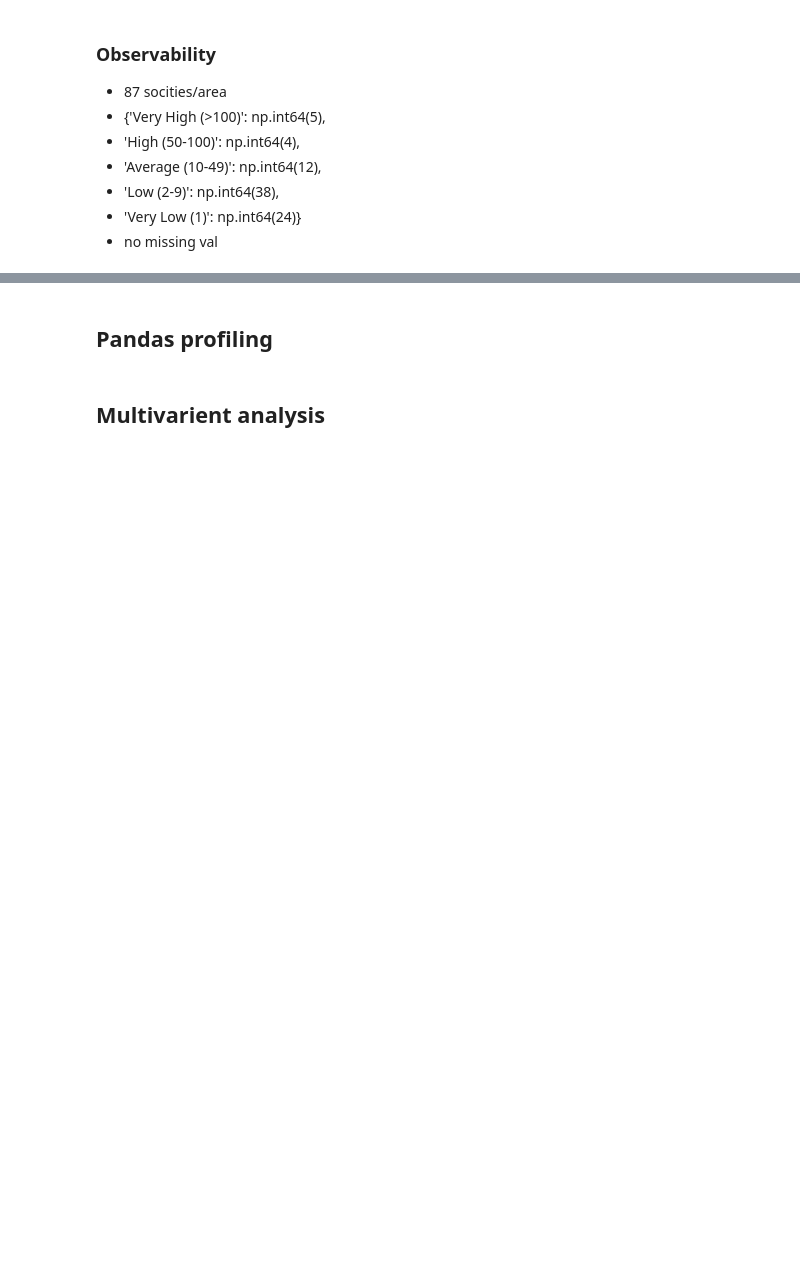
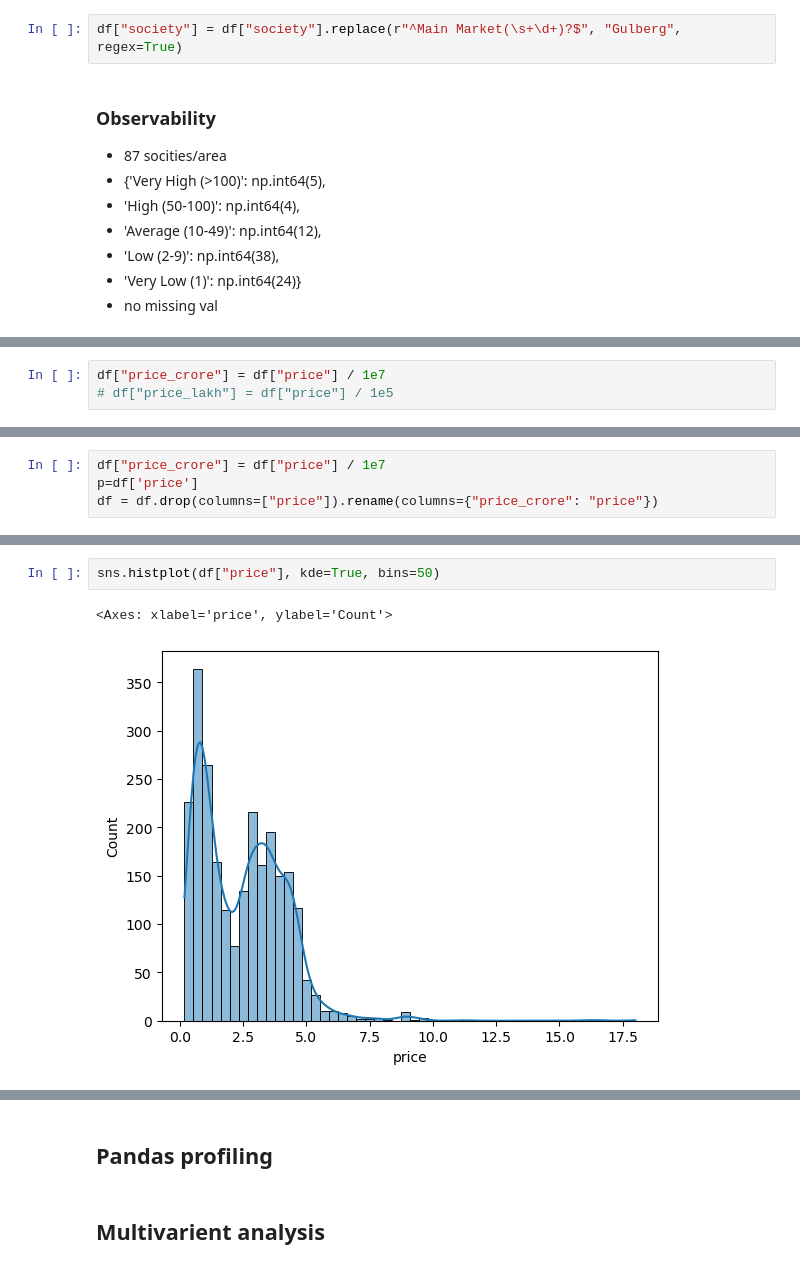
Before and after one commit to zeeshanAhmed2798/real-estate-ml-project, a Jupyter notebook: Data Cleaning/eda_on_flats.ipynb, the cells around one changed output, grey strips where cells are left out. Saved outputs shown, nothing was run; the diff lists cells and outputs as text; blank space fills up the shorter version.

Commit message:
EDA : Price col done next feature price_per_sqft

```diff
--- a/Data Cleaning/eda_on_flats.ipynb
+++ b/Data Cleaning/eda_on_flats.ipynb
@@ -170,5 +191,7 @@ np.int64(0)
 # %%
 df["society"] = df["society"].replace(r"^Gulberg 3(\s+\d+)?$", "Gulberg", regex=True)
+# %%
+df["society"] = df["society"].replace(r"^Main Market(\s+\d+)?$", "Gulberg", regex=True)
 # %% [markdown]
 ### Observability
 - 87 socities/area
@@ -180,0 +238,3 @@ df["society"] = df["society"].replace(r"^Gulberg 3(\s+\d+)?$", "Gulberg", regex=
+# %%
+df["price_crore"] = df["price"] / 1e7
+# df["price_lakh"] = df["price"] / 1e5
@@ -180,0 +249,4 @@ df["society"] = df["society"].replace(r"^Gulberg 3(\s+\d+)?$", "Gulberg", regex=
+# %%
+df["price_crore"] = df["price"] / 1e7
+p=df['price']
+df = df.drop(columns=["price"]).rename(columns={"price_crore": "price"})
@@ -180,0 +273,5 @@ df["society"] = df["society"].replace(r"^Gulberg 3(\s+\d+)?$", "Gulberg", regex=
+# %%
+sns.histplot(df["price"], kde=True, bins=50)
+# %% [output]
+<Axes: xlabel='price', ylabel='Count'>
+[figure, added]
```
Also changed, not shown: parts of 31 cells of this notebook.
